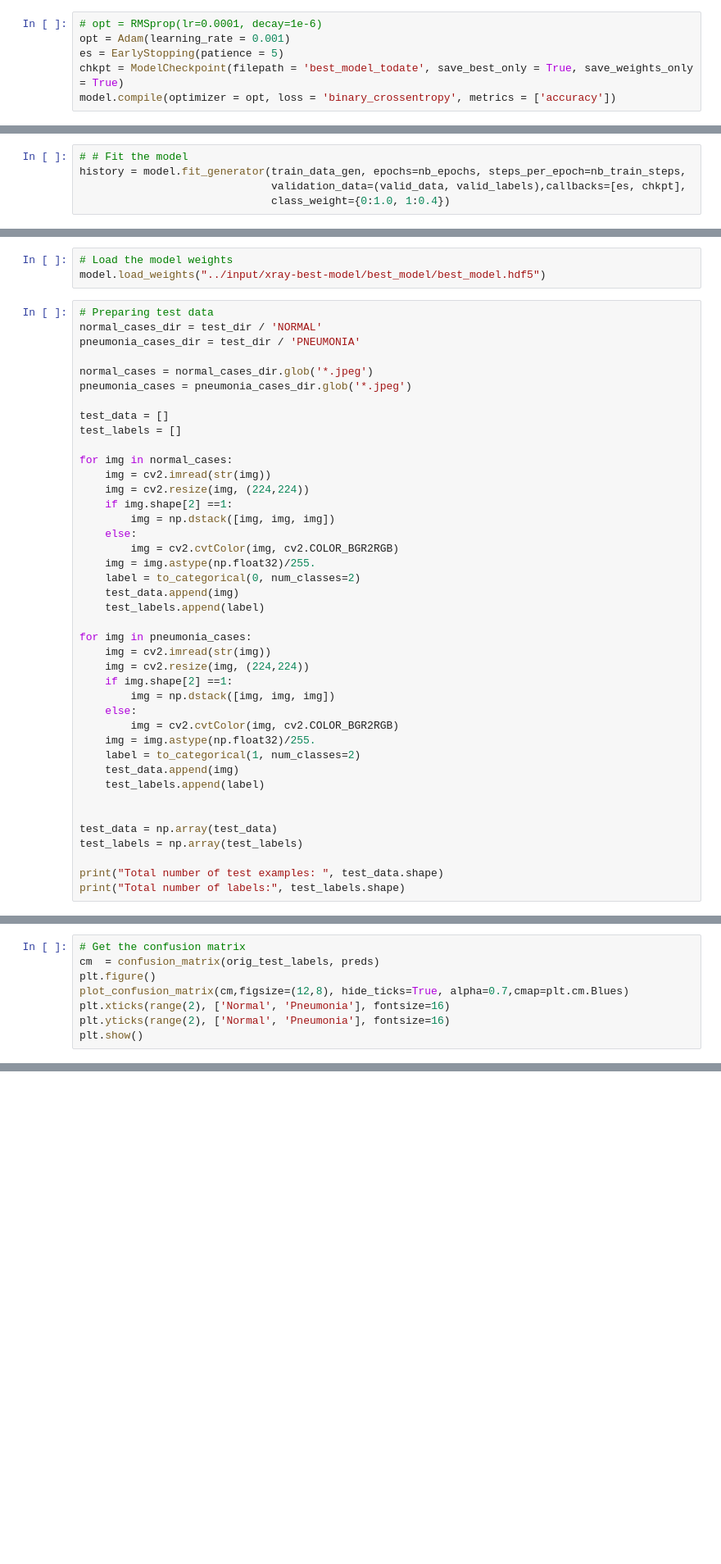
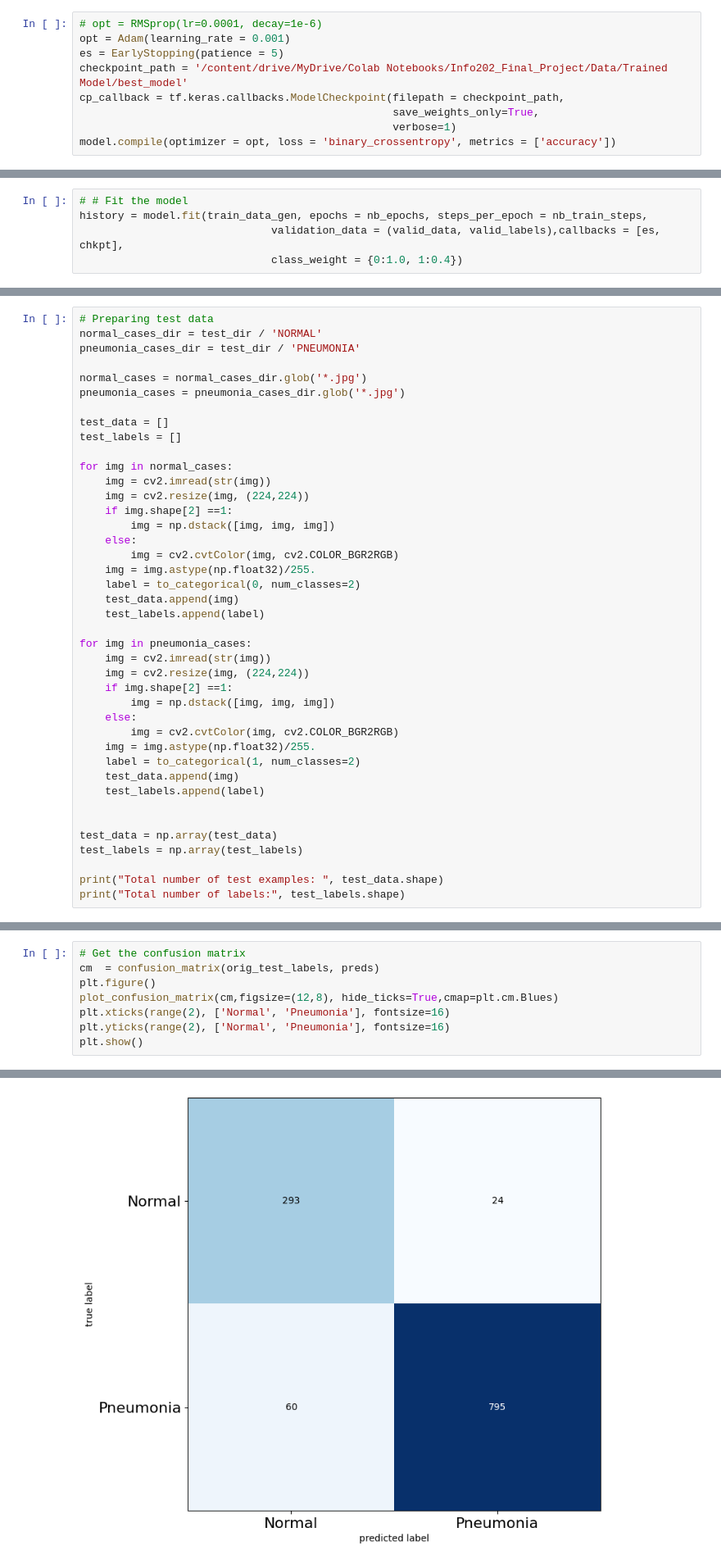
Before and after one commit to gauravsharans/202_Finals, a Jupyter notebook: x_ray_classifier.ipynb, the cells around one changed output, grey strips where cells are left out. Shown at 82% size. Cells and saved outputs as stored; diff of their text form; blank space fills up the shorter version.

```diff
--- a/x_ray_classifier.ipynb
+++ b/x_ray_classifier.ipynb
@@ -400,7 +401,10 @@ _________________________________________________________________
 # opt = RMSprop(lr=0.0001, decay=1e-6)
 opt = Adam(learning_rate = 0.001)
 es = EarlyStopping(patience = 5)
-chkpt = ModelCheckpoint(filepath = 'best_model_todate', save_best_only = True, save_weights_only = True)
+checkpoint_path = '/content/drive/MyDrive/Colab Notebooks/Info202_Final_Project/Data/Trained Model/best_model'
+cp_callback = tf.keras.callbacks.ModelCheckpoint(filepath = checkpoint_path,
+                                                 save_weights_only=True,
+                                                 verbose=1)
 model.compile(optimizer = opt, loss = 'binary_crossentropy', metrics = ['accuracy'])
 # %%
 batch_size = 16
@@ -420,7 +422,7 @@ I have commented out the training step as of now as it will train the network ag
 # %%
 # # Fit the model
-history = model.fit_generator(train_data_gen, epochs=nb_epochs, steps_per_epoch=nb_train_steps,
-                              validation_data=(valid_data, valid_labels),callbacks=[es, chkpt],
-                              class_weight={0:1.0, 1:0.4})
+history = model.fit(train_data_gen, epochs = nb_epochs, steps_per_epoch = nb_train_steps,
+                              validation_data = (valid_data, valid_labels),callbacks = [es, chkpt],
+                              class_weight = {0:1.0, 1:0.4})
 # %% [output]
 Epoch 1/20
@@ -429,13 +445,10 @@ Epoch 1/20
-# %%
-# Load the model weights
-model.load_weights("../input/xray-best-model/best_model/best_model.hdf5")
 # %%
 # Preparing test data
 normal_cases_dir = test_dir / 'NORMAL'
 pneumonia_cases_dir = test_dir / 'PNEUMONIA'
 
-normal_cases = normal_cases_dir.glob('*.jpeg')
-pneumonia_cases = pneumonia_cases_dir.glob('*.jpeg')
+normal_cases = normal_cases_dir.glob('*.jpg')
+pneumonia_cases = pneumonia_cases_dir.glob('*.jpg')
 
 test_data = []
 test_labels = []
@@ -493,7 +517,8 @@ We will get the confusion matrix from our predictions and see what is the recall
 # Get the confusion matrix
 cm  = confusion_matrix(orig_test_labels, preds)
 plt.figure()
-plot_confusion_matrix(cm,figsize=(12,8), hide_ticks=True, alpha=0.7,cmap=plt.cm.Blues)
+plot_confusion_matrix(cm,figsize=(12,8), hide_ticks=True,cmap=plt.cm.Blues)
 plt.xticks(range(2), ['Normal', 'Pneumonia'], fontsize=16)
 plt.yticks(range(2), ['Normal', 'Pneumonia'], fontsize=16)
 plt.show()
+# %% [output]
@@ -500,3 +526,4 @@ plt.show()
+[figure, added]
 # %%
 # Calculate Precision and Recall
 tn, fp, fn, tp = cm.ravel()
```
Also changed, not shown: parts of 21 cells of this notebook.
